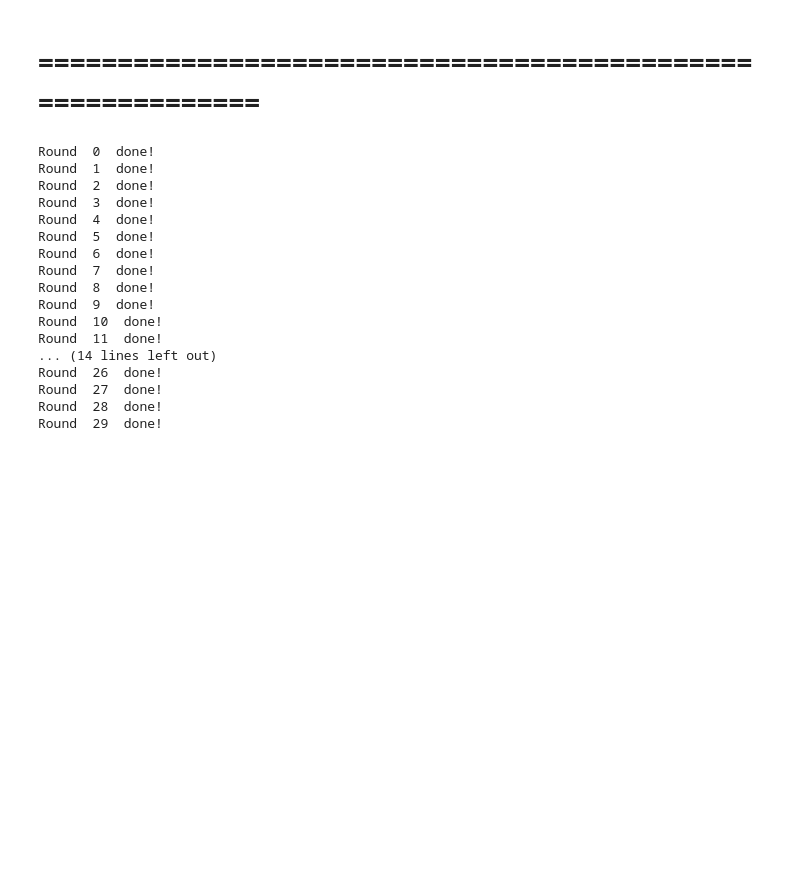
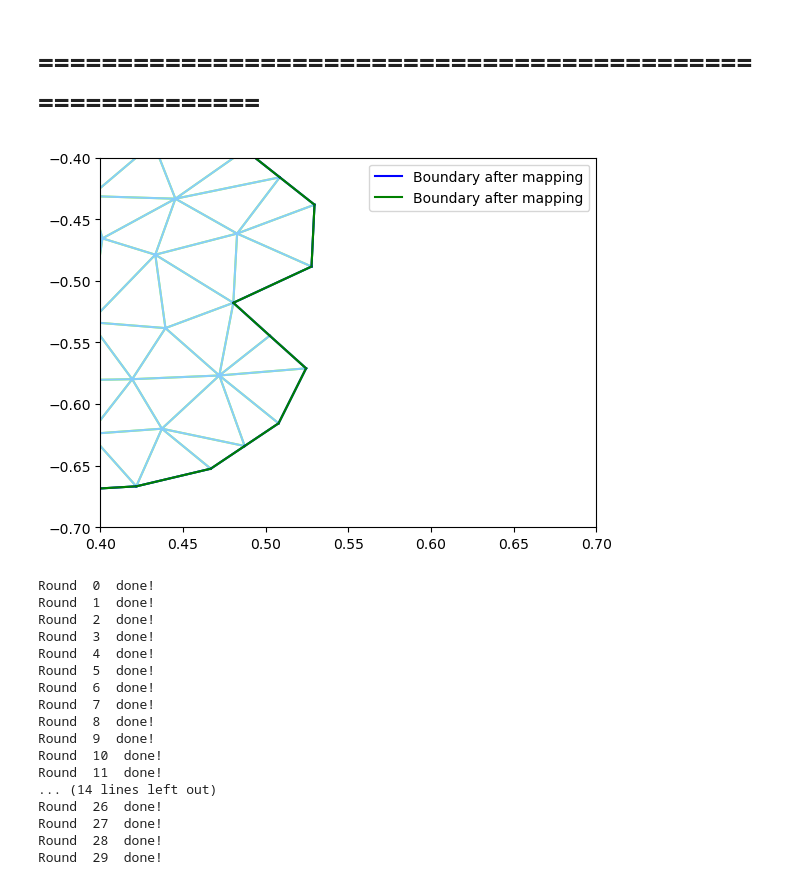
Before and after one commit to scyyc1/ED_Dissertation, a Jupyter notebook: Week 15/Week 15 - Poly-Square.ipynb, the cells around one changed output. Drawn from its saved outputs; the diff is of its cells as text; code cells hidden in the pictures; blank space fills up the shorter version.

```diff
--- a/Week 15/Week 15 - Poly-Square.ipynb
+++ b/Week 15/Week 15 - Poly-Square.ipynb
@@ -301,4 +301,23 @@ rabbit_v, rabbit_f = preprocess("./mesh/rabbit/rabbit.ply")
 rabbit_test = poly_square_tutte(rabbit_v, rabbit_f, lambda_=10)
+# %%
+# plt.triplot(poly.solution[:,0], poly.solution[:,1], faces)
+for edge in rabbit_test.BE_r_V:
+    plt.plot(rabbit_test.solution[np.array(edge), 0], rabbit_test.solution[np.array(edge), 1], 'b-')
+    plt.plot(rabbit_test.vertices[np.array(edge), 0], rabbit_test.vertices[np.array(edge), 1], 'g-')
+plt.plot(rabbit_test.solution[np.array(rabbit_test.BE_r_V[0]), 0], rabbit_test.solution[np.array(rabbit_test.BE_r_V[0]), 1], label='Boundary after mapping', color='blue')
+plt.plot(rabbit_test.vertices[np.array(rabbit_test.BE_r_V[0]), 0], rabbit_test.vertices[np.array(rabbit_test.BE_r_V[0]), 1], label='Boundary after mapping', color='green')
+
+plt.triplot(rabbit_test.vertices[:,0], rabbit_test.vertices[:,1], rabbit_test.faces, color='greenyellow')
+plt.triplot(rabbit_test.solution[:,0], rabbit_test.solution[:,1], rabbit_test.faces, color='lightskyblue')
+
+plt.xlim(0.4,0.7)
+plt.ylim(-0.7,-0.4)
+# plt.axis('equal')
+plt.legend()
+plt.savefig('./mesh/1problems/foldover/bunny_origin.png', dpi=300)
+plt.show()
+# %% [output]
+[figure, added]
 # %%
 rabbit_test.optimize(30)
 # %% [output]
```
Also changed, not shown: parts of 2 cells of this notebook, 21 other files.
